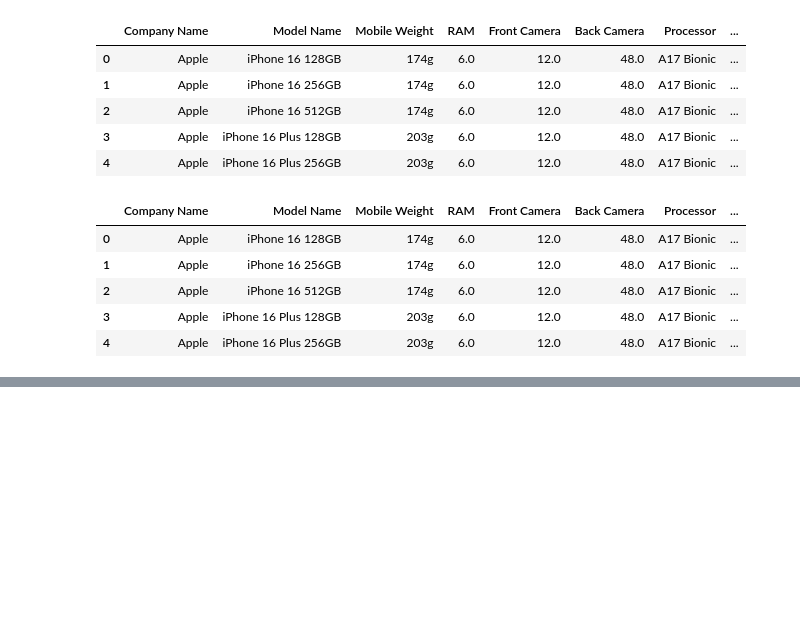
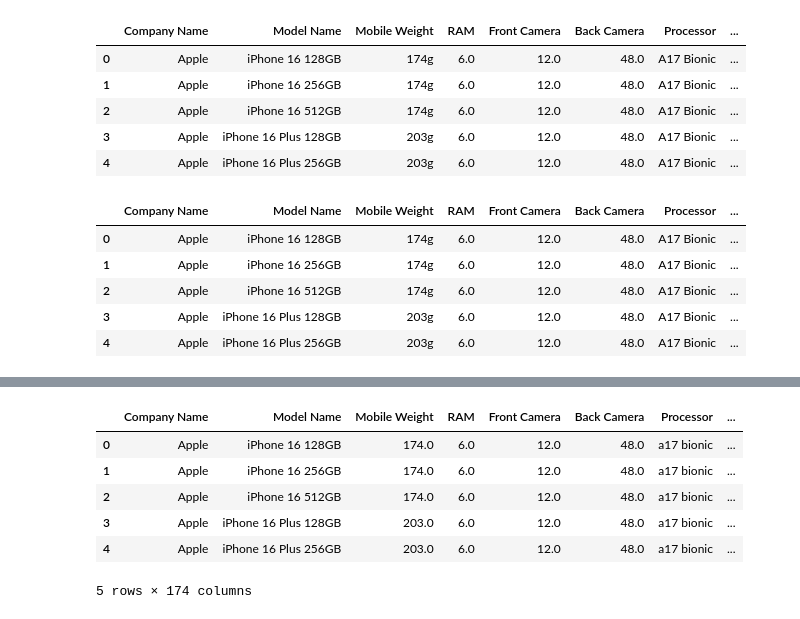
Before and after one commit to GENTLEW1ND/Python, a Jupyter notebook: Smartphone_price_prediction.ipynb, the cells around one changed output, grey strips where cells are left out. Cells and saved outputs as stored; diff of their text form; code cells hidden in the pictures; blank space fills up the shorter version.

```diff
--- a/Smartphone_price_prediction.ipynb
+++ b/Smartphone_price_prediction.ipynb
@@ -254,3 +257,7 @@ data.head()
 | 2 | Apple | iPhone 16 512GB | 174g | 6.0 | 12.0 | 48.0 | A17 Bionic | ... |
 | 3 | Apple | iPhone 16 Plus 128GB | 203g | 6.0 | 12.0 | 48.0 | A17 Bionic | ... |
 | 4 | Apple | iPhone 16 Plus 256GB | 203g | 6.0 | 12.0 | 48.0 | A17 Bionic | ... |
+# %%
+data['Launched Price (India)'] = data['Launched Price (India)'].str.replace('INR','').replace(',','',regex=True)
+data['Launched Price (India)'] = data['Launched Price (India)'].astype(float)
+data['Launched Price (India)'].head()
@@ -256,0 +272,3 @@ data.head()
+# %%
+data['Mobile Weight'] = data['Mobile Weight'].str.replace('g','').astype(float)
+data['Mobile Weight'].head()
@@ -256,0 +300,22 @@ data.head()
+# %%
+# Step 1: Standardize the format of the processor names
+data['Processor'] = data['Processor'].str.lower().str.replace('-', ' ')
+print("Standardized Processor Names:")
+print(data['Processor'])
+
+# Step 2: Tokenize processor names and extract features using TF-IDF
+vectorizer = TfidfVectorizer()
+processor_features = vectorizer.fit_transform(data['Processor'])
+
+# Convert the TF-IDF features to a DataFrame for better visualization
+processor_df = pd.DataFrame(processor_features.toarray(), columns=vectorizer.get_feature_names_out())
+print("\nTF-IDF Features of Processor Names:")
+print(processor_df)
+
+# If needed, integrate these features with other columns
+# For this example, we'll focus on the processor column itself
+
+# Combine processed processor features into the original DataFrame
+data = pd.concat([data, processor_df], axis=1)
+print("\nCombined DataFrame with Processor Features:")
+print(data)
@@ -256,0 +340,10 @@ data.head()
+# %%
+data.head()
+# %% [output]
+|  | Company Name | Model Name | Mobile Weight | RAM | Front Camera | Back Camera | Processor | ... |
+| 0 | Apple | iPhone 16 128GB | 174.0 | 6.0 | 12.0 | 48.0 | a17 bionic | ... |
+| 1 | Apple | iPhone 16 256GB | 174.0 | 6.0 | 12.0 | 48.0 | a17 bionic | ... |
+| 2 | Apple | iPhone 16 512GB | 174.0 | 6.0 | 12.0 | 48.0 | a17 bionic | ... |
+| 3 | Apple | iPhone 16 Plus 128GB | 203.0 | 6.0 | 12.0 | 48.0 | a17 bionic | ... |
+| 4 | Apple | iPhone 16 Plus 256GB | 203.0 | 6.0 | 12.0 | 48.0 | a17 bionic | ... |
+5 rows × 174 columns
```
Also changed, not shown: parts of 7 cells of this notebook.
